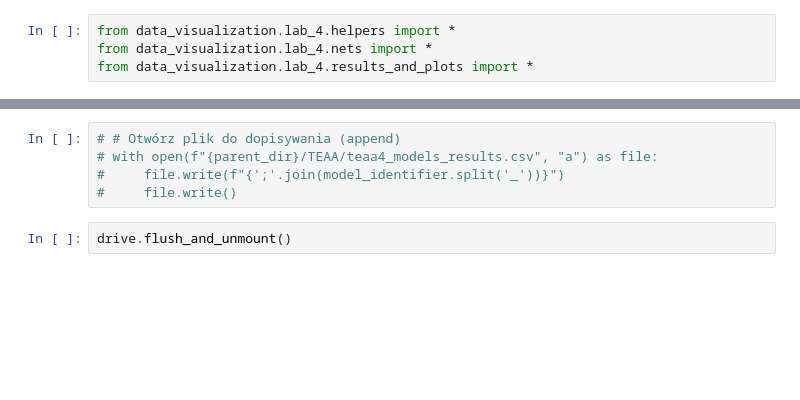
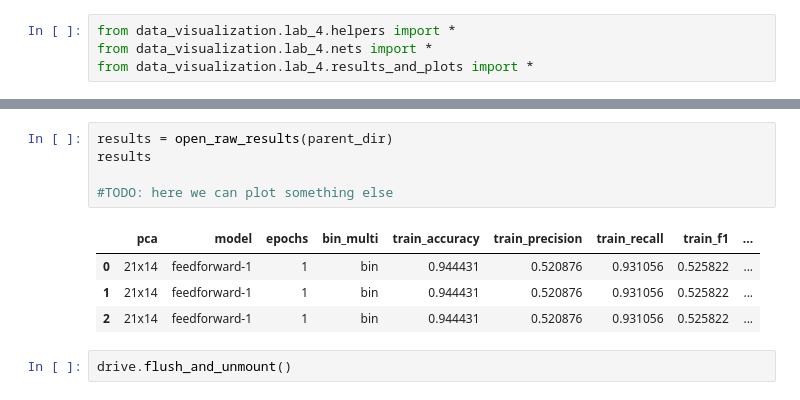
Before and after one commit to IgorCzudy/data_visualization, a Jupyter notebook: lab_4/run_experiments.ipynb, the cells around one changed output, grey strips where cells are left out. Saved outputs shown, nothing was run; the diff lists cells and outputs as text; blank space fills up the shorter version.

```diff
--- a/lab_4/run_experiments.ipynb
+++ b/lab_4/run_experiments.ipynb
@@ -188,7 +218,12 @@ plot_training_loss_and_metric(history, model_identifier)
-# %%
-# # Otwórz plik do dopisywania (append)
-# with open(f"{parent_dir}/TEAA/teaa4_models_results.csv", "a") as file:
-#     file.write(f"{';'.join(model_identifier.split('_'))}")
-#     file.write()
+# %%
+results = open_raw_results(parent_dir)
+results
+
+#TODO: here we can plot something else
+# %% [output]
+|  | pca | model | epochs | bin_multi | train_accuracy | train_precision | train_recall | train_f1 | ... |
+| 0 | 21x14 | feedforward-1 | 1 | bin | 0.944431 | 0.520876 | 0.931056 | 0.525822 | ... |
+| 1 | 21x14 | feedforward-1 | 1 | bin | 0.944431 | 0.520876 | 0.931056 | 0.525822 | ... |
+| 2 | 21x14 | feedforward-1 | 1 | bin | 0.944431 | 0.520876 | 0.931056 | 0.525822 | ... |
 # %%
 drive.flush_and_unmount()
```
Also changed, not shown: parts of 9 cells of this notebook, 1 other file.
